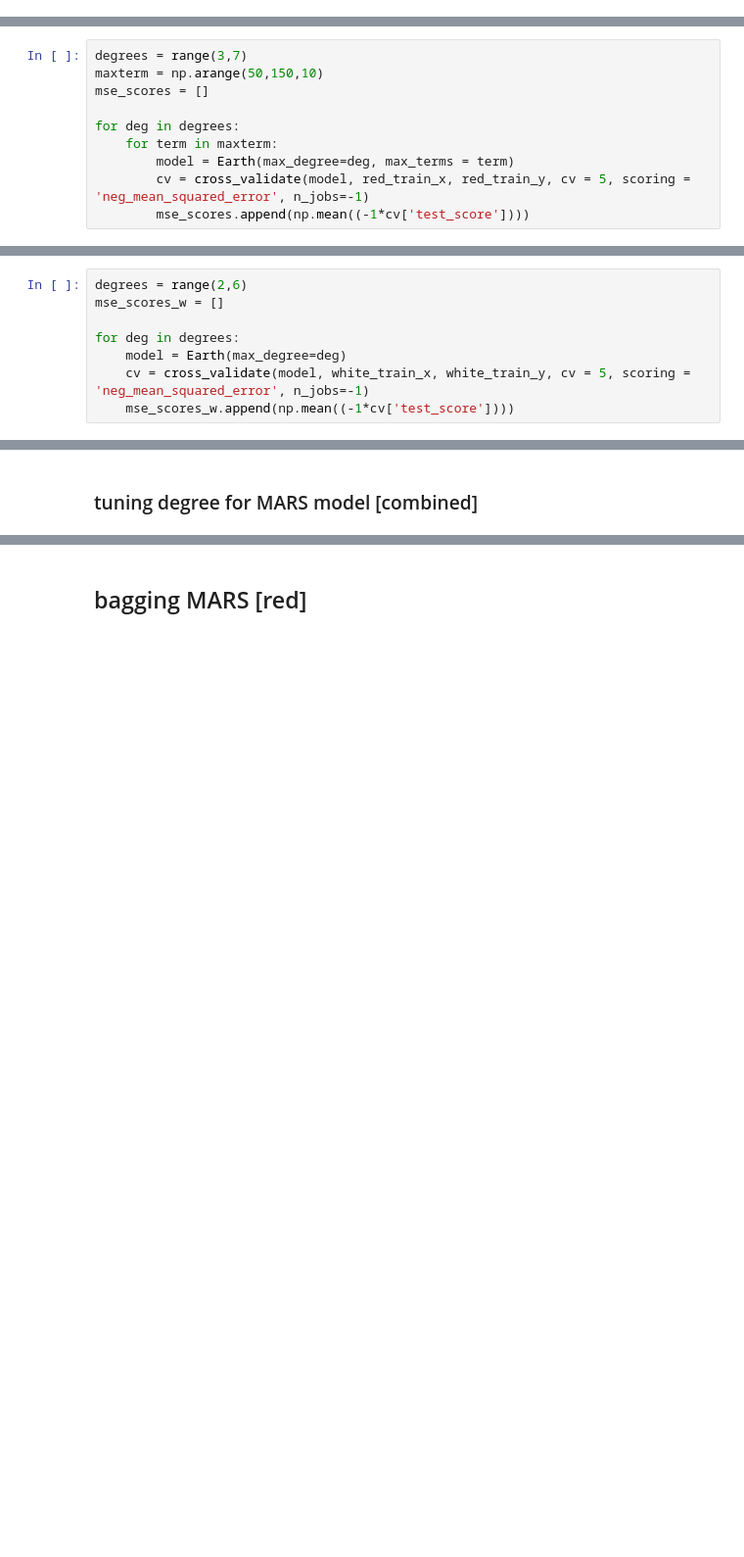
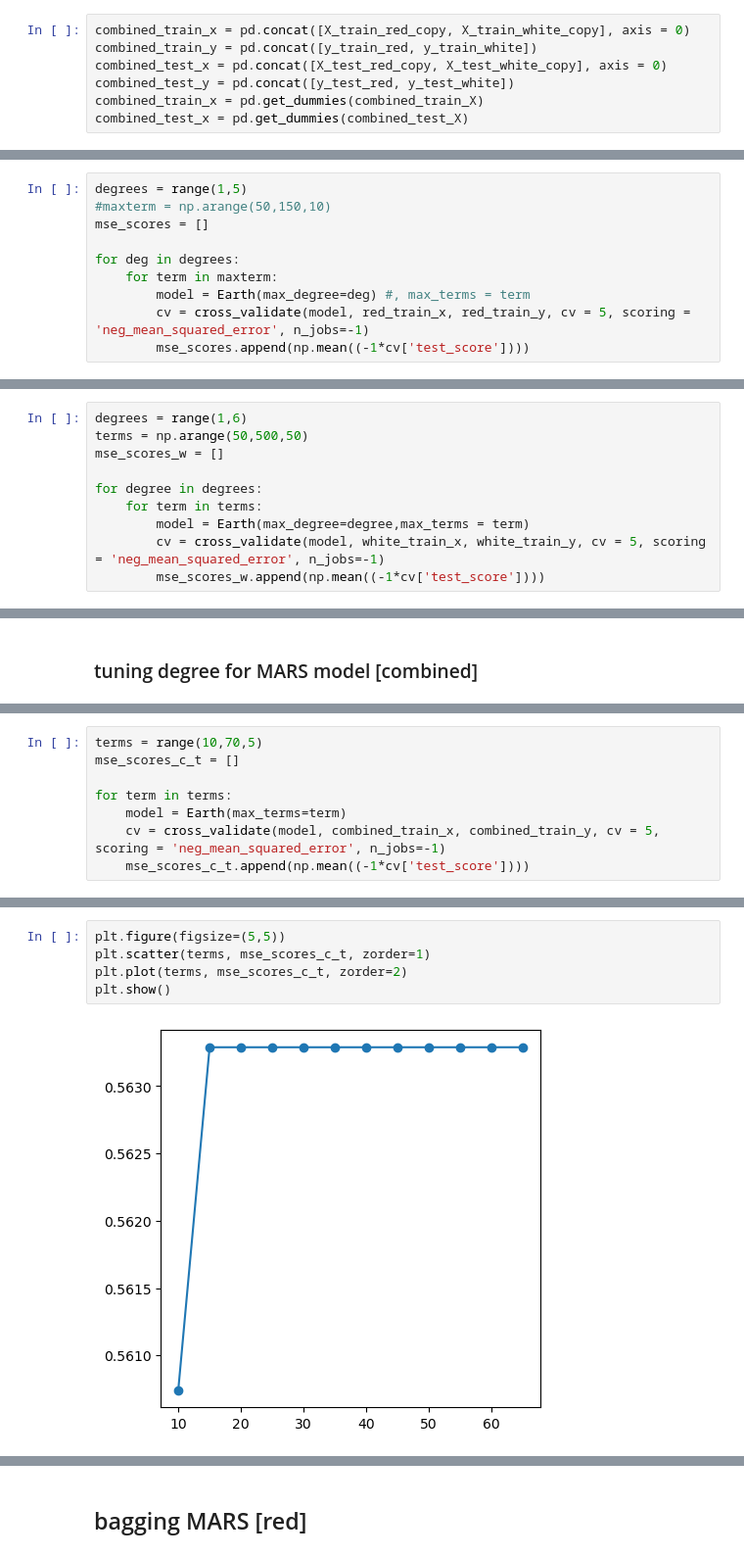
Before and after one commit to cndywu/TheYelpers2, a Jupyter notebook: Cindy.ipynb, the cells around one changed output, grey strips where cells are left out. Shown at 98% size. Drawn from its saved outputs; the diff is of its cells as text; blank space fills up the shorter version.

```diff
--- a/Cindy.ipynb
+++ b/Cindy.ipynb
@@ -53,3 +44,10 @@ combined_test_y = combined_test['quality']
+# %%
+combined_train_x = pd.concat([X_train_red_copy, X_train_white_copy], axis = 0)
+combined_train_y = pd.concat([y_train_red, y_train_white])
+combined_test_x = pd.concat([X_test_red_copy, X_test_white_copy], axis = 0)
+combined_test_y = pd.concat([y_test_red, y_test_white])
+combined_train_x = pd.get_dummies(combined_train_X)
+combined_test_x = pd.get_dummies(combined_test_X)
 # %% [markdown]
 ### make base models
 # %%
@@ -94,13 +92,13 @@ MAE for combined base model:  0.5126153846153846
 # %% [markdown]
 ### tuning degree for MARS model [red]
 # %%
-degrees = range(3,7)
-maxterm = np.arange(50,150,10)
+degrees = range(1,5)
+#maxterm = np.arange(50,150,10)
 mse_scores = []
 
 for deg in degrees:
     for term in maxterm:
-        model = Earth(max_degree=deg, max_terms = term)
+        model = Earth(max_degree=deg) #, max_terms = term
         cv = cross_validate(model, red_train_x, red_train_y, cv = 5, scoring = 'neg_mean_squared_error', n_jobs=-1)
         mse_scores.append(np.mean((-1*cv['test_score'])))
 # %% [output]
@@ -157,11 +155,13 @@ MAE for red optimal model:  0.415
 # %% [markdown]
 ### tuning degree for MARS model [white]
 # %%
-degrees = range(2,6)
+degrees = range(1,6)
+terms = np.arange(50,500,50)
 mse_scores_w = []
 
-for deg in degrees:
-    model = Earth(max_degree=deg)
-    cv = cross_validate(model, white_train_x, white_train_y, cv = 5, scoring = 'neg_mean_squared_error', n_jobs=-1)
-    mse_scores_w.append(np.mean((-1*cv['test_score'])))
+for degree in degrees:
+    for term in terms:
+        model = Earth(max_degree=degree,max_terms = term)
+        cv = cross_validate(model, white_train_x, white_train_y, cv = 5, scoring = 'neg_mean_squared_error', n_jobs=-1)
+        mse_scores_w.append(np.mean((-1*cv['test_score'])))
 # %% [output]
@@ -241,0 +255,8 @@ mse_scores_c
+# %%
+terms = range(10,70,5)
+mse_scores_c_t = []
+
+for term in terms:
+    model = Earth(max_terms=term)
+    cv = cross_validate(model, combined_train_x, combined_train_y, cv = 5, scoring = 'neg_mean_squared_error', n_jobs=-1)
+    mse_scores_c_t.append(np.mean((-1*cv['test_score'])))
@@ -241,0 +281,7 @@ mse_scores_c
+# %%
+plt.figure(figsize=(5,5))
+plt.scatter(terms, mse_scores_c_t, zorder=1)
+plt.plot(terms, mse_scores_c_t, zorder=2)
+plt.show()
+# %% [output]
+[figure, added]
```
Also changed, not shown: parts of 24 cells of this notebook, 2 other files.
